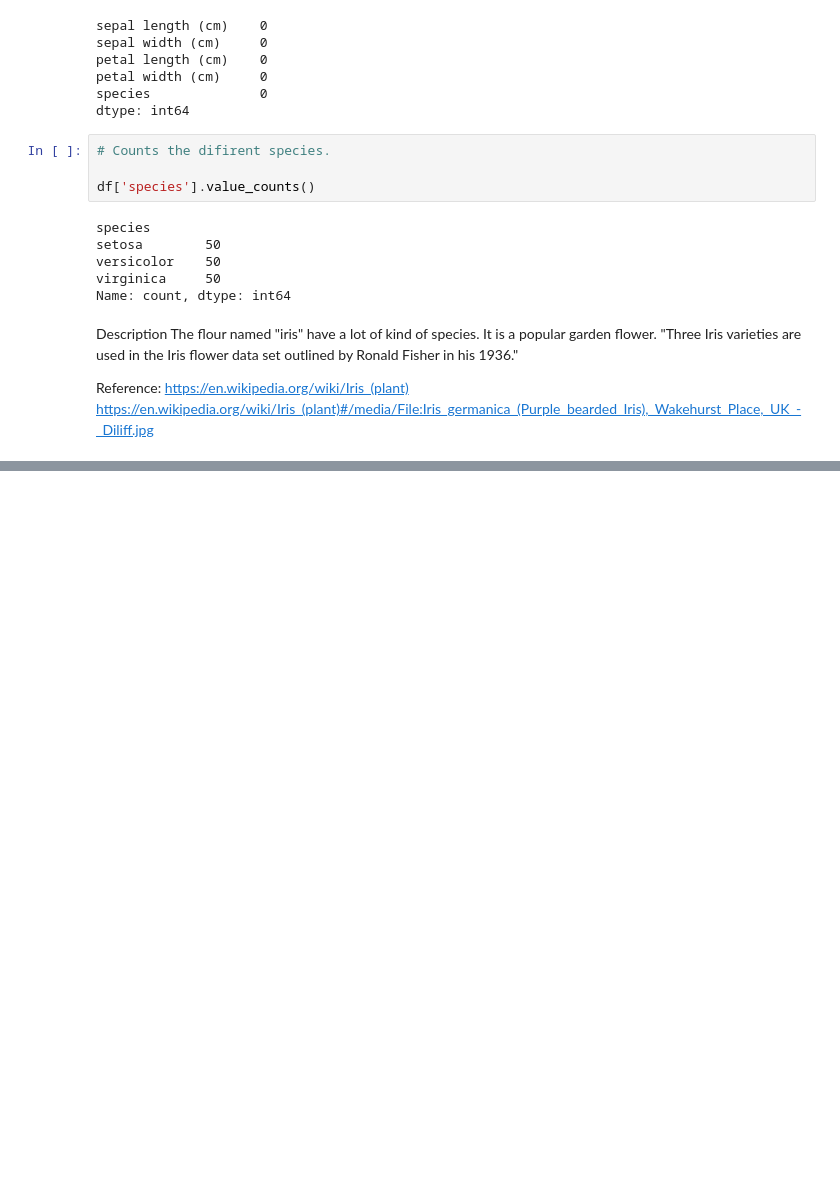
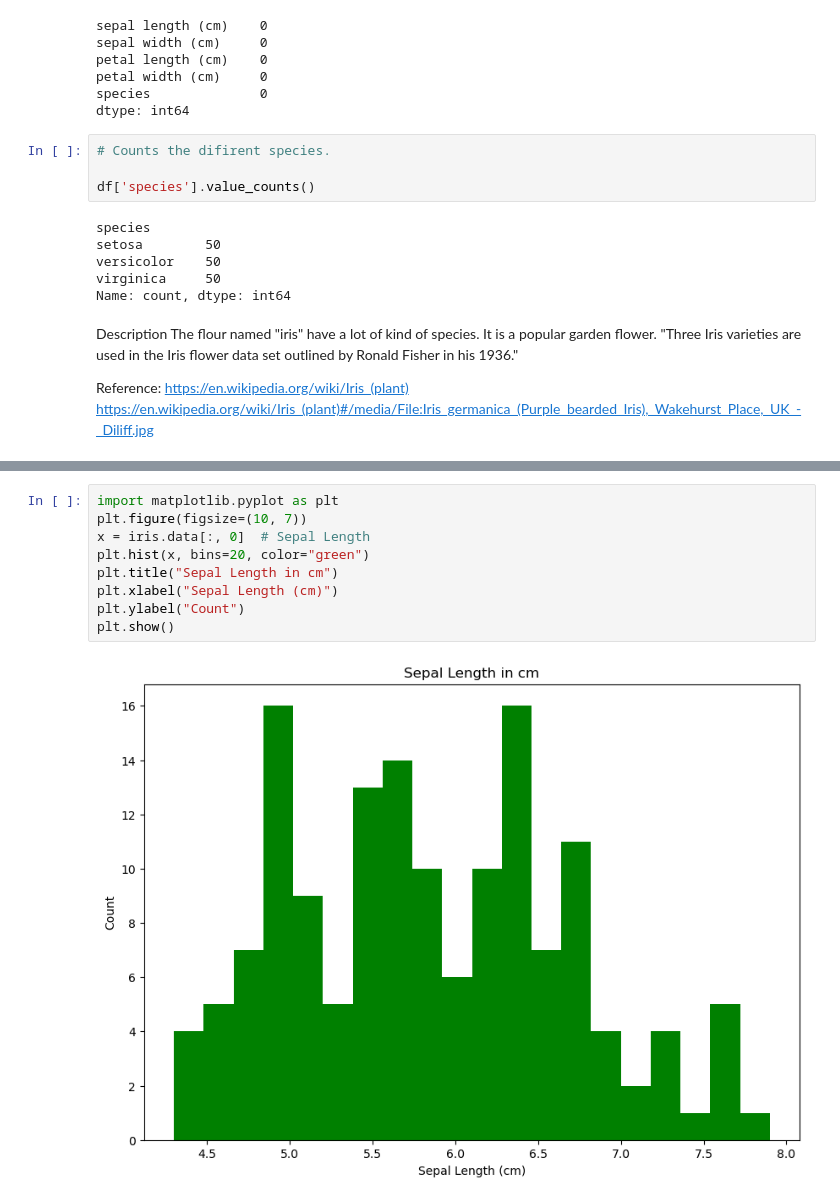
Before and after one commit to IanaraFer/pands-project, a Jupyter notebook: irisdataset.ipynb, the cells around one changed output, grey strips where cells are left out. Cells and saved outputs as stored; diff of their text form; blank space fills up the shorter version.

Commit message:
histogram and iris

```diff
--- a/irisdataset.ipynb
+++ b/irisdataset.ipynb
@@ -88,3 +88,14 @@ https://en.wikipedia.org/wiki/Iris_(plant)
 https://en.wikipedia.org/wiki/Iris_(plant)#/media/File:Iris_germanica_(Purple_bearded_Iris),_Wakehurst_Place,_UK_-_Diliff.jpg
 # %% [markdown]
 ![iris](https://upload.wikimedia.org/wikipedia/commons/4/49/Iris_germanica_%28Purple_bearded_Iris%29%2C_Wakehurst_Place%2C_UK_-_Diliff.jpg)
+# %%
+import matplotlib.pyplot as plt
+plt.figure(figsize=(10, 7))
+x = iris.data[:, 0]  # Sepal Length
+plt.hist(x, bins=20, color="green")
+plt.title("Sepal Length in cm")
+plt.xlabel("Sepal Length (cm)")
+plt.ylabel("Count")
+plt.show()
+# %% [output]
+[figure, added]
```
Also changed, not shown: parts of 5 cells of this notebook.
